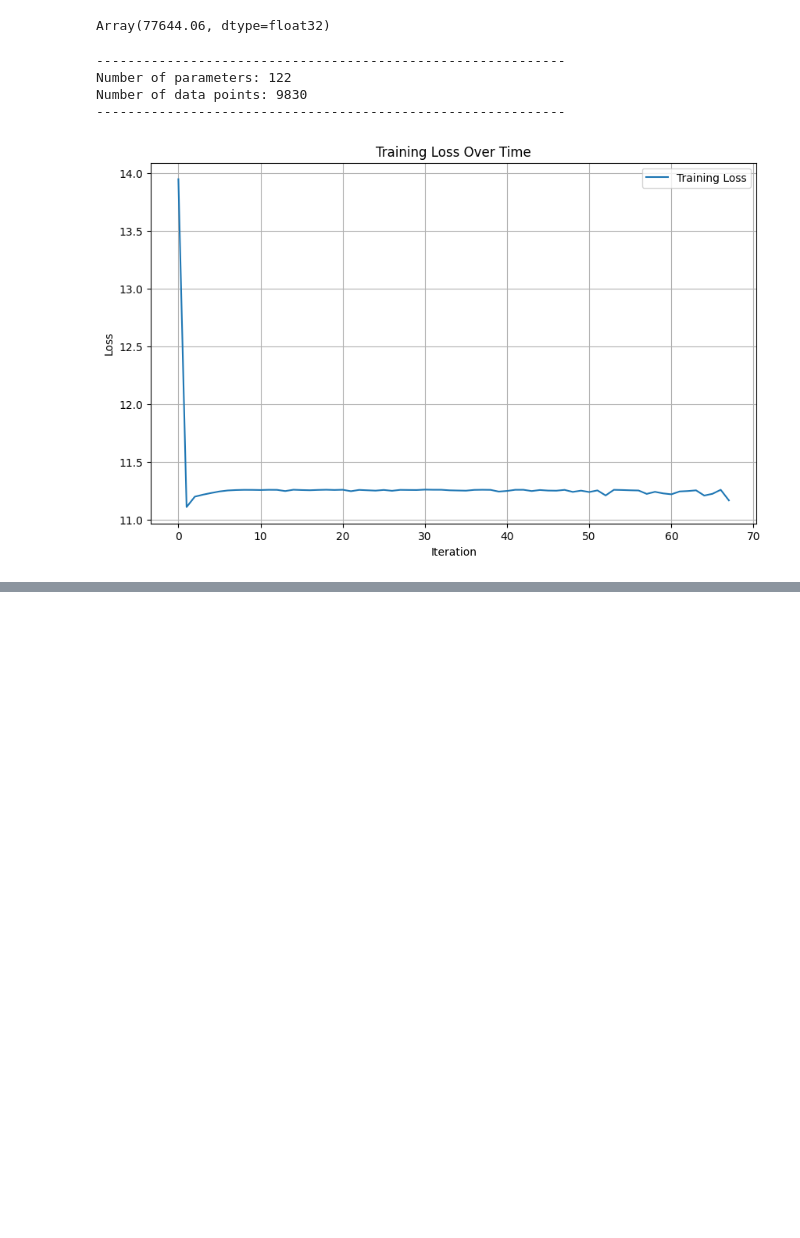
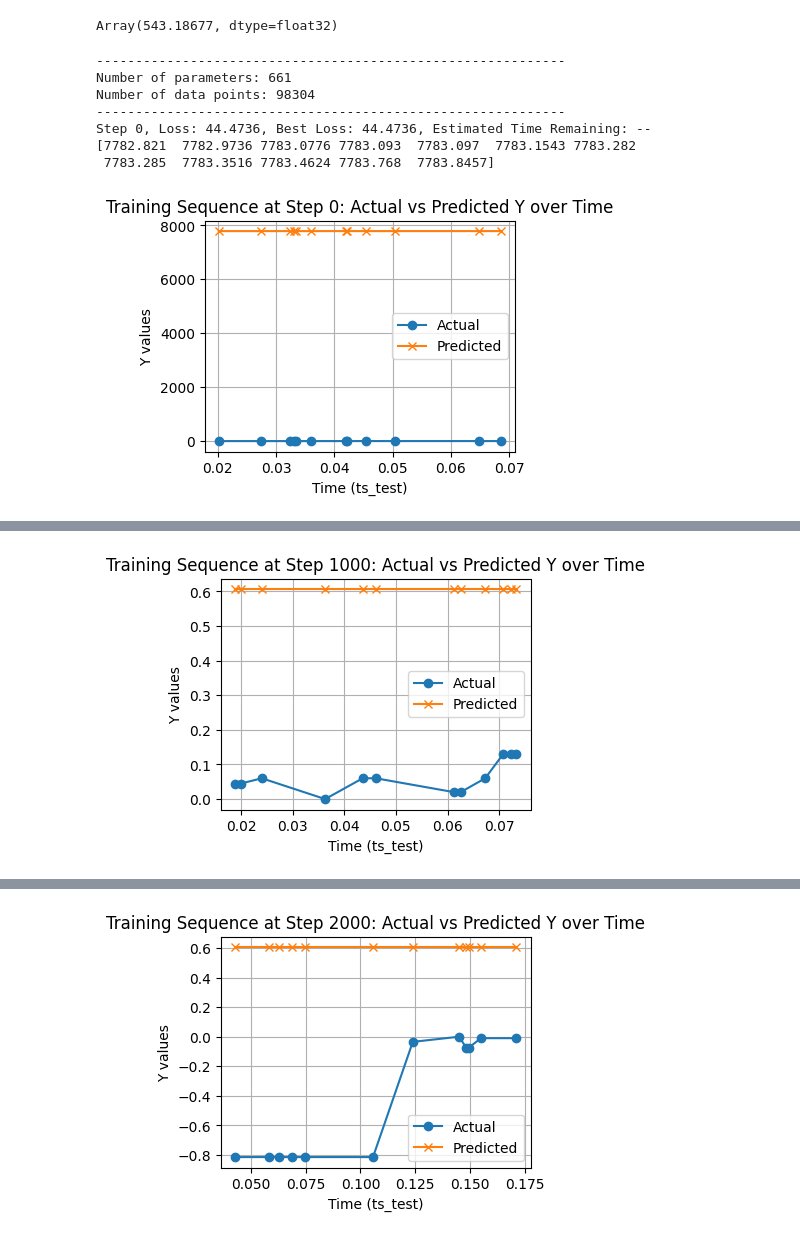
Before and after one commit to Sondringsen/ProjectThesis, a Jupyter notebook: notebooks/v7.ipynb, the cells around one changed output, grey strips where cells are left out. Drawn from its saved outputs; the diff is of its cells as text; code cells hidden in the pictures; blank space fills up the shorter version.

```diff
--- a/notebooks/v7.ipynb
+++ b/notebooks/v7.ipynb
@@ -33,8 +33,8 @@ def get_data(processed_file):
     sorted_train_data = []
     for idx, (ts, xs, ts_eval, ys_eval) in enumerate(sequences):
         t0 = ts[0]
-        t_ms = (ts - t0) / 1e6 # Convert nanoseconds to milliseconds
-        te_ms = (ts_eval - t0) / 1e6
+        t_ms = (ts - t0) / 1e11
+        te_ms = (ts_eval - t0) / 1e11
 
         if len(t_ms) != len(xs):
             print(f"Warning: Inconsistent lengths in sequence {idx}: len(t_ms)={len(t_ms)}, len(xs)={len(xs)}")
@@ -51,6 +51,11 @@ def get_data(processed_file):
         sorted_indices = np.argsort(te_ms)
         te_ms = te_ms[sorted_indices]
         ys_eval = ys_eval[sorted_indices]
+
+        xs0 = xs[0][0]
+
+        xs = xs - xs0
+        ys_eval = ys_eval - xs0
 
         # Keep data as arrays
         sorted_train_data.append((t_ms, xs, te_ms, ys_eval))
@@ -80,7 +85,7 @@ def dataloader(sequences, batch_size, subset_size, *, key):
             start = end
             end = start + batch_size
 # %%
-data = get_data("../data/processed/Visa_2024-09-06.pkl")
+data = get_data("../data/processed/Visa_2024-09-06_1ms_limit_large.pkl")
 # %%
 print(len(data))
 print(len(data[0]))
@@ -140,16 +145,16 @@ class Func(eqx.Module):
         return self.mlp(y).reshape(self.hidden_size, self.data_size)
 # %%
 class NeuralCDE(eqx.Module):
-    initial: eqx.nn.MLP
+    initial: eqx.nn.Linear
     func: Func
-    linear: eqx.nn.Linear
+    hidden_to_pred: eqx.nn.MLP
 
     def __init__(self, data_size, hidden_size, width_size, depth, *, key, **kwargs):
         super().__init__(**kwargs)
         ikey, fkey, lkey = jr.split(key, 3)
-        self.initial = eqx.nn.MLP(data_size + 1, hidden_size, width_size, depth, key=ikey)
+        self.initial = eqx.nn.Linear(data_size + 1, hidden_size, key=ikey)
         self.func = Func(data_size + 1, hidden_size, width_size, depth, key=fkey)
-        self.linear = eqx.nn.Linear(hidden_size, 1, key=lkey)
+        self.hidden_to_pred = eqx.nn.MLP(hidden_size, 1, width_size, depth, key=lkey)
 
     def predict_batch(self, ts_batch, x_batch, ts_eval_batch):
         # ts_batch = [ts.reshape(-1, 1) for ts in ts_batch]
@@ -180,11 +185,12 @@ class NeuralCDE(eqx.Module):
             ts[-1],
             dt0,
             y0,
-            stepsize_controller=diffrax.PIDController(rtol=1e-3, atol=1e-6, jump_ts=ts),
+            stepsize_controller=diffrax.PIDController(rtol=1e-2, atol=1e-1, jump_ts=ts),
             saveat=saveat,
+            max_steps = 65536
         )
 
-        prediction = jax.vmap(lambda y: jnn.relu(self.linear(y))[0])(solution.ys)
+        prediction = jax.vmap(lambda y: self.hidden_to_pred(y)[0])(solution.ys)
 
         return prediction
 
@@ -233,7 +239,7 @@ t_batch, x_batch, t_eval_batch, y_eval_batch = map(np.array, zip(*data[0:8]))
 model.compute_loss_batch(t_batch, x_batch, t_eval_batch, y_eval_batch)
 # model.compute_loss(data[0:8])
 # %% [output]
-Array(77644.06, dtype=float32)
+Array(543.18677, dtype=float32)
 # %%
 from equinox import EquinoxRuntimeError
 
@@ -340,37 +343,40 @@ def train(model, train_data, optimizer, steps, batch_size, seq_length, eval_poin
     return best_model
 # %%
 data_size = 6
-hidden_size = 1
-width_size = 4
-depth = 2
+hidden_size = 4
+width_size = 8
+depth = 3
 
 model = NeuralCDE(data_size, hidden_size, width_size, depth, key=key())
 
-eta = 0.005
+eta = 1
 optimizer = optax.adam(learning_rate=eta)
 
-steps = 2000
+steps = 100_000
 batch_size = 8
-seq_length = 32
-eval_point_ratio = 0.3
+seq_length = 64
+eval_point_ratio = 12/64
 subset_size = 1024
 
 trained_model = train(
     model,
     data,
     optimizer,
     steps,
     batch_size,
     seq_length,
     eval_point_ratio,
     key(),
     subset_size,
-    plot_every=100,
-    patience=10_000,
+    plot_every=1000,
+    patience=25_000,
 )
 # %% [output]
 ------------------------------------------------------------
-Number of parameters: 122
-Number of data points: 9830
+Number of parameters: 661
+Number of data points: 98304
 ------------------------------------------------------------
+Step 0, Loss: 44.4736, Best Loss: 44.4736, Estimated Time Remaining: --
+[7782.821  7782.9736 7783.0776 7783.093  7783.097  7783.1543 7783.282
+ 7783.285  7783.3516 7783.4624 7783.768  7783.8457]
-[figure, old version]
+[figure, new version]
@@ -377,0 +395 @@ train count: 2000
+[figure, added]
@@ -377,0 +408 @@ train count: 2000
+[figure, added]
```
Also changed, not shown: parts of 3 cells of this notebook, 4 other files.
